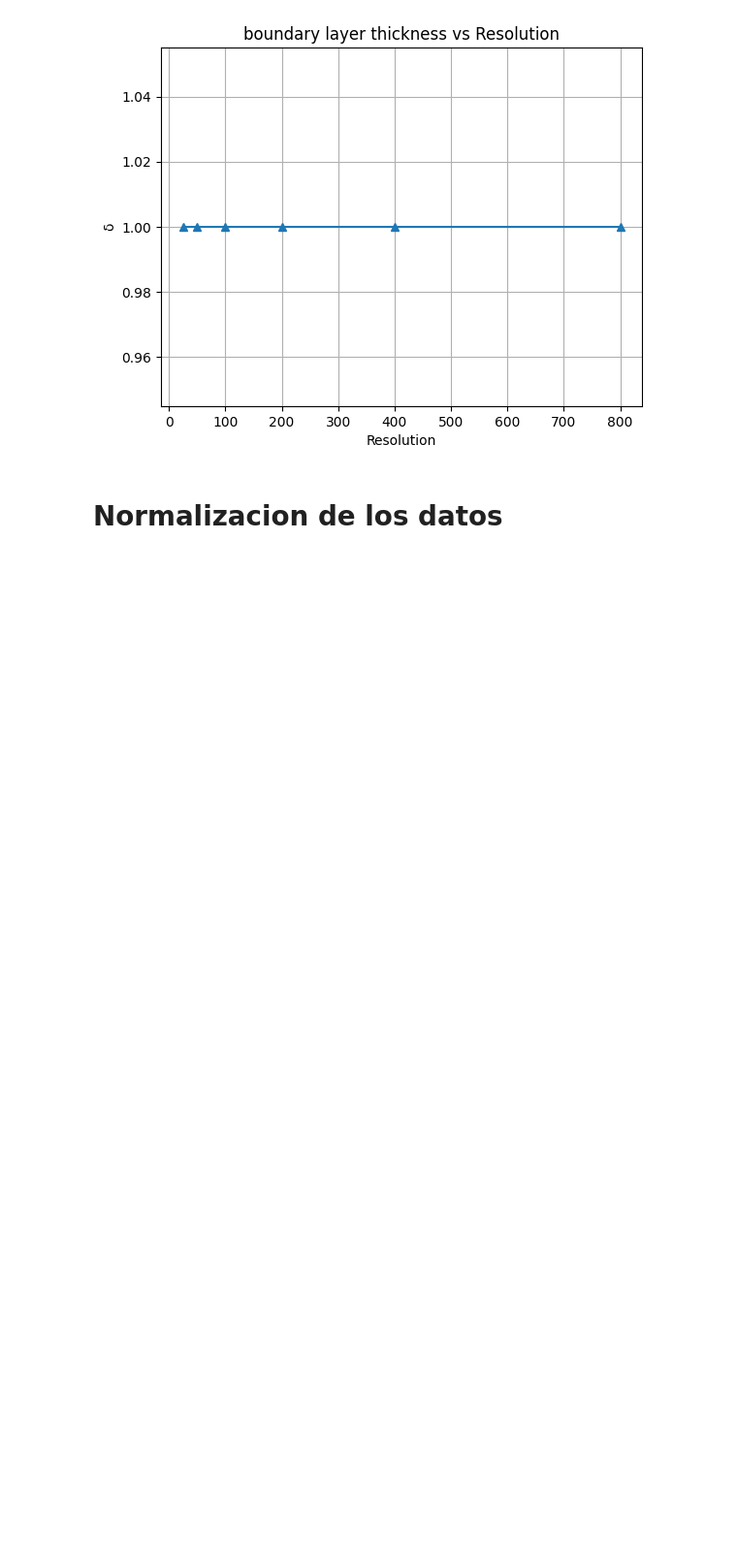
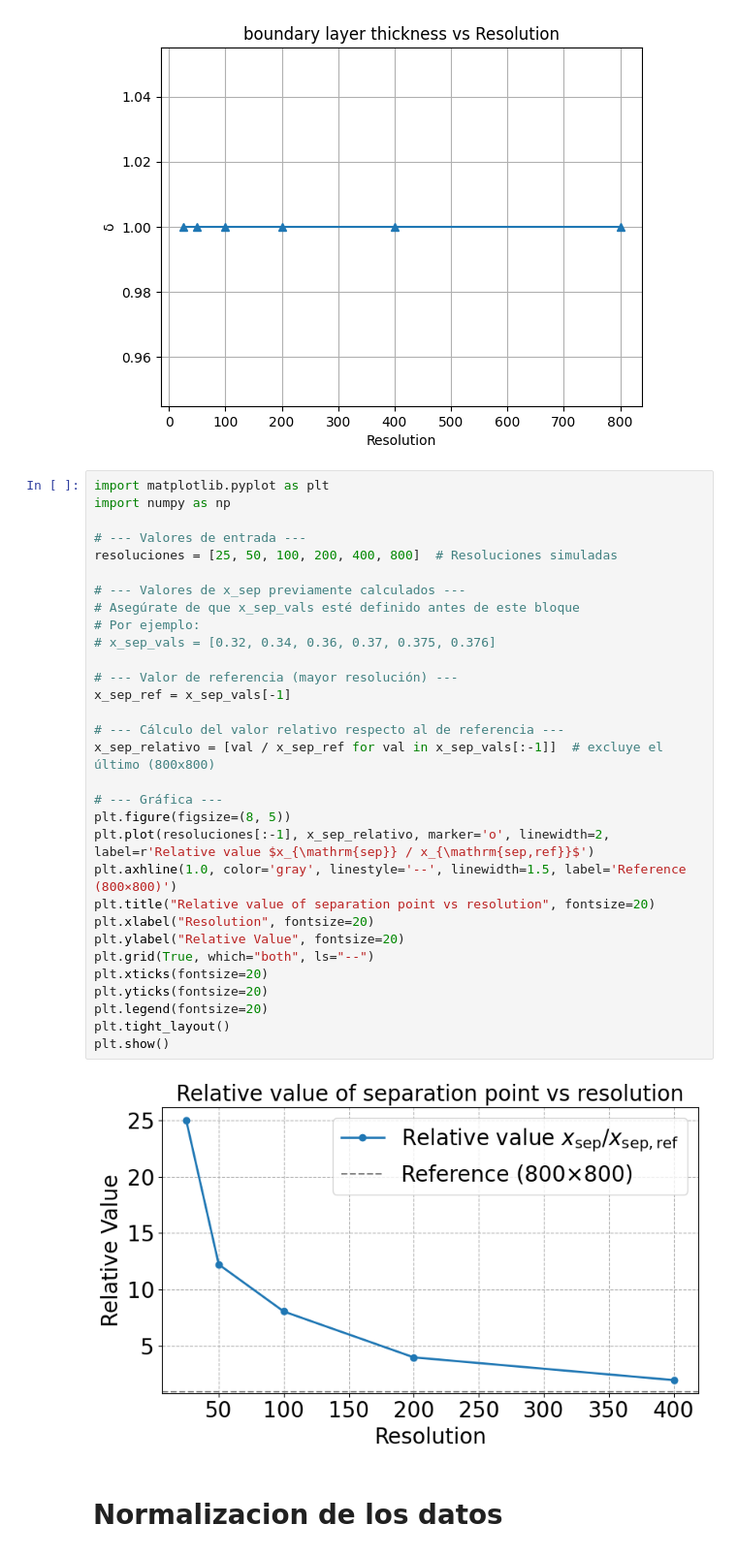
Before and after one commit to angelgvillatoro/bullville_M1, a Jupyter notebook: phd/notebook_simulacion_asimilacion_completo.ipynb, the cells around one changed output. Shown at 97% size. Cells and saved outputs as stored; diff of their text form; blank space fills up the shorter version.

```diff
--- a/phd/notebook_simulacion_asimilacion_completo.ipynb
+++ b/phd/notebook_simulacion_asimilacion_completo.ipynb
@@ -764,6 +764,39 @@ plt.show()
 [figure]
 [figure]
 [figure]
+# %%
+import matplotlib.pyplot as plt
+import numpy as np
+
+# --- Valores de entrada ---
+resoluciones = [25, 50, 100, 200, 400, 800]  # Resoluciones simuladas
+
+# --- Valores de x_sep previamente calculados ---
+# Asegúrate de que x_sep_vals esté definido antes de este bloque
+# Por ejemplo:
+# x_sep_vals = [0.32, 0.34, 0.36, 0.37, 0.375, 0.376]
+
+# --- Valor de referencia (mayor resolución) ---
+x_sep_ref = x_sep_vals[-1]
+
+# --- Cálculo del valor relativo respecto al de referencia ---
+x_sep_relativo = [val / x_sep_ref for val in x_sep_vals[:-1]]  # excluye el último (800x800)
+
+# --- Gráfica ---
+plt.figure(figsize=(8, 5))
+plt.plot(resoluciones[:-1], x_sep_relativo, marker='o', linewidth=2, label=r'Relative value $x_{\mathrm{sep}} / x_{\mathrm{sep,ref}}$')
+plt.axhline(1.0, color='gray', linestyle='--', linewidth=1.5, label='Reference (800×800)')
+plt.title("Relative value of separation point vs resolution", fontsize=20)
+plt.xlabel("Resolution", fontsize=20)
+plt.ylabel("Relative Value", fontsize=20)
+plt.grid(True, which="both", ls="--")
+plt.xticks(fontsize=20)
+plt.yticks(fontsize=20)
+plt.legend(fontsize=20)
+plt.tight_layout()
+plt.show()
+# %% [output]
+[figure, added]
 # %% [markdown]
 # Normalizacion de los datos
 # %%
```
Also changed, not shown: parts of 4 cells of this notebook, 9 other files.
